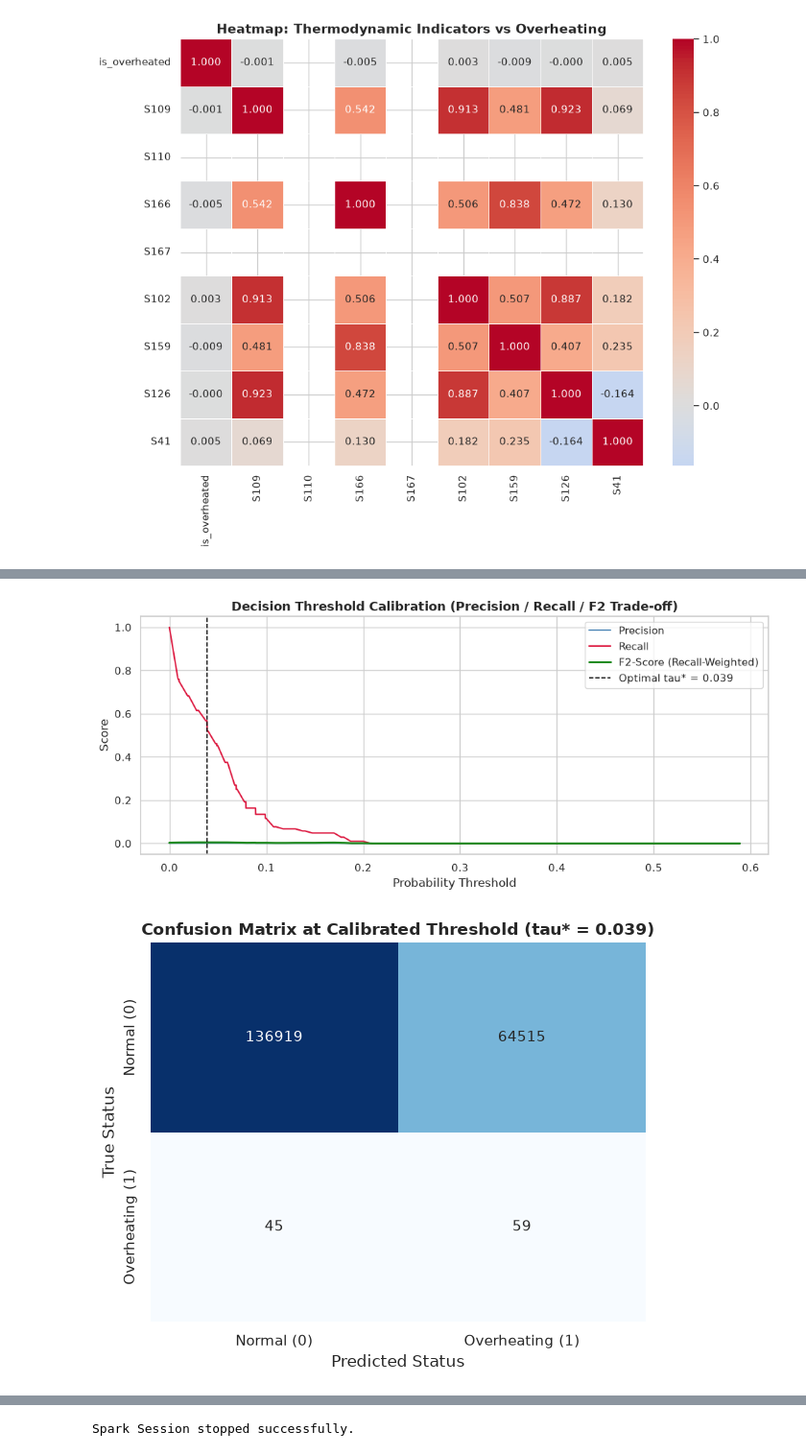
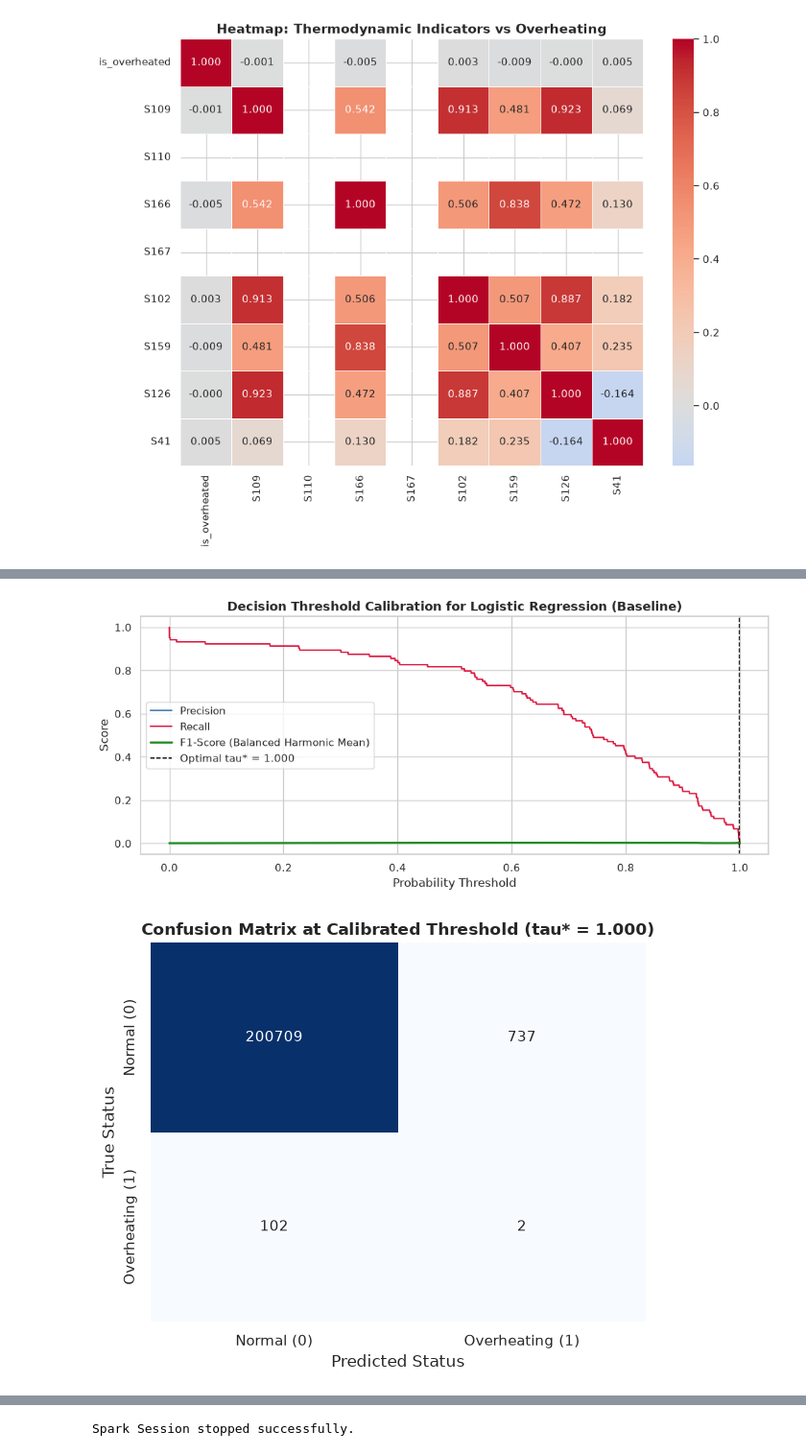
Before and after one commit to PasqualeAndreacchio/AnomalyDection-Spark, a Jupyter notebook: predictive_maintenance.ipynb, the cells around one changed output, grey strips where cells are left out. Shown at 96% size. Cells and saved outputs as stored; diff of their text form; code cells hidden in the pictures.

Commit message:
feat(maintenance): cost-sensitive training, F1 threshold calibration and episode analysis

```diff
--- a/predictive_maintenance.ipynb
+++ b/predictive_maintenance.ipynb
@@ -45,7 +45,7 @@ spark = SparkSession.builder \
     .master("spark://master:7077") \
     .appName("MAPD-B_Predictive_Maintenance_Group5") \
     .config("spark.executor.memory", "2g") \
-    .config("spark.driver.memory", "2g") \
+    .config("spark.driver.memory", "1536m") \
     .config("spark.jars.packages", "org.apache.hadoop:hadoop-aws:3.4.1,org.apache.hadoop:hadoop-common:3.4.1") \
     .config("spark.sql.execution.arrow.pyspark.enabled", "true") \
     .config("spark.sql.execution.arrow.pyspark.fallback.enabled", "true") \
@@ -468,8 +465,8 @@ Dataset sorted globally by timestamp_bucket from 2020-10-01 00:16:00 to 2021-03-
 split_idx = int(len(pdf_ml) * 0.70)
 split_time = pdf_ml.loc[split_idx, "timestamp_bucket"]
 
-X_train, X_test = X.iloc[:split_idx].copy(), X.iloc[split_idx:].copy()
-y_train, y_test = y.iloc[:split_idx].copy(), y.iloc[split_idx:].copy()
+X_train, X_test = X.iloc[:split_idx], X.iloc[split_idx:]
+y_train, y_test = y.iloc[:split_idx], y.iloc[split_idx:]
 
 print(f"Chronological Cut-off Timestamp: {split_time}")
 print(f"Training partition: {len(X_train):,} samples ({pdf_ml.loc[0, 'timestamp_bucket']} -> {pdf_ml.loc[split_idx-1, 'timestamp_bucket']})")
@@ -652,40 +649,42 @@ This objectively balances safety-critical recall against excessive false alarm r
 # %%
-# Threshold Calibration & Confusion Matrix for Best Performing Model (Random Forest)
-best_model = rf_model
+# Select the best performing calibrated model (highest PR-AUC)
+best_model_row = df_results.sort_values("PR-AUC", ascending=False).iloc[0]
+best_model_name = best_model_row["Model"]
+best_model = models[best_model_name]
+print(f"Selected Best Performing Model based on PR-AUC: {best_model_name} (PR-AUC={best_model_row['PR-AUC']:.4f}, ROC-AUC={best_model_row['ROC-AUC']:.4f})\n")
+
 y_prob_best = best_model.predict_proba(X_test)[:, 1]
 
-# 1. Systematic Decision Threshold Optimization on F2-Score
+# 1. Systematic Decision Threshold Optimization on F1-Score (Harmonic Mean)
 precisions, recalls, thresholds = precision_recall_curve(y_test, y_prob_best)
-
-beta = 2.0
-f2_scores = (1 + beta**2) * (precisions * recalls) / (beta**2 * precisions + recalls + 1e-10)
+f1_scores = 2 * (precisions * recalls) / (precisions + recalls + 1e-10)
 
 valid_idx = np.where((precisions[:-1] > 0) & (recalls[:-1] > 0))[0]
 if len(valid_idx) > 0:
-    best_t_idx = valid_idx[np.argmax(f2_scores[valid_idx])]
+    best_t_idx = valid_idx[np.argmax(f1_scores[valid_idx])]
     optimal_threshold = float(thresholds[best_t_idx])
-    best_f2 = float(f2_scores[best_t_idx])
+    best_f1 = float(f1_scores[best_t_idx])
     opt_prec = float(precisions[best_t_idx])
     opt_rec = float(recalls[best_t_idx])
 else:
     optimal_threshold = 0.5
-    best_f2, opt_prec, opt_rec = 0.0, 0.0, 0.0
+    best_f1, opt_prec, opt_rec = 0.0, 0.0, 0.0
 
 print("=" * 65)
-print("OPTIMAL DECISION THRESHOLD CALIBRATION (F2-SCORE)")
+print(f"OPTIMAL DECISION THRESHOLD CALIBRATION ({best_model_name})")
 print("=" * 65)
 print(f"Optimal Decision Threshold: tau* = {optimal_threshold:.4f}")
-print(f"Achieved F2-Score at tau*:        {best_f2:.4f}")
+print(f"Achieved F1-Score at tau*:        {best_f1:.4f}")
 print(f"Precision at tau*:                {opt_prec:.4f}")
 print(f"Recall at tau*:                   {opt_rec:.4f} ({opt_rec*100:.1f}% faults detected!)\n")
 
-# Plot F2, Precision, and Recall curves vs Threshold
+# Plot F1, Precision, and Recall curves vs Threshold
 plt.figure(figsize=(10, 4.5))
 plt.plot(thresholds, precisions[:-1], label="Precision", color="steelblue", linewidth=1.5)
 plt.plot(thresholds, recalls[:-1], label="Recall", color="crimson", linewidth=1.5)
-plt.plot(thresholds, f2_scores[:-1], label="F2-Score (Recall-Weighted)", color="forestgreen", linewidth=2.2)
+plt.plot(thresholds, f1_scores[:-1], label="F1-Score (Balanced Harmonic Mean)", color="forestgreen", linewidth=2.2)
 plt.axvline(optimal_threshold, color="black", linestyle="--", linewidth=1.2, label=f"Optimal tau* = {optimal_threshold:.3f}")
-plt.title("Decision Threshold Calibration (Precision / Recall / F2 Trade-off)", fontsize=13, fontweight="bold")
+plt.title(f"Decision Threshold Calibration for {best_model_name}", fontsize=13, fontweight="bold")
 plt.xlabel("Probability Threshold")
 plt.ylabel("Score")
 plt.legend(loc="best")
@@ -693,8 +692,8 @@ plt.tight_layout()
 plt.show()
 
 # 2. Confusion Matrix Evaluated at the Optimal Calibrated Threshold
-y_pred_tuned = (y_prob_best >= optimal_threshold).astype(int)
-cm = confusion_matrix(y_test, y_pred_tuned)
+y_pred_calibrated = (y_prob_best >= optimal_threshold).astype(int)
+cm = confusion_matrix(y_test, y_pred_calibrated)
 
 plt.figure(figsize=(6, 5))
 sns.heatmap(cm, annot=True, fmt="d", cmap="Blues", cbar=False,
@@ -707,5 +706,36 @@ plt.tight_layout()
 plt.show()
 
 print("Detailed Classification Report with Calibrated Threshold:")
-print(classification_report(y_test, y_pred_tuned, target_names=["Normal", "Overheating"]))
+print(classification_report(y_test, y_pred_calibrated, target_names=["Normal", "Overheating"]))
+
+# 3. High-Value Post-Hoc Event/Episode Analysis (Academic & Physical Insight)
+# Group consecutive true test alarms (within 30-min window) into distinct physical episodes
+test_df_eval = pdf_ml.iloc[split_idx:].copy()
+test_df_eval["y_pred"] = y_pred_calibrated
+alarm_records = test_df_eval[test_df_eval["is_overheated"] == 1].copy()
+
+# A gap > 30 minutes signifies a separate overheating incident
+alarm_records["new_episode"] = (alarm_records["timestamp_bucket"].diff().dt.total_seconds() > 1800).cumsum()
+num_episodes = alarm_records["new_episode"].nunique()
+
+print("\n" + "=" * 65)
+print("EPISODE-LEVEL / EVENT-BASED RELIABILITY ANALYSIS")
+print("=" * 65)
+print(f"Total Alarm Minutes in Test Set: {len(alarm_records)} across {num_episodes} distinct physical overheating episodes.")
+
+for ep_id, ep_group in alarm_records.groupby("new_episode"):
+    ep_start = ep_group["timestamp_bucket"].min()
+    ep_end = ep_group["timestamp_bucket"].max()
+    ep_hwid = ep_group["hwid"].iloc[0]
+    ep_duration = len(ep_group)
+
+    # Check if model triggered alarms during this episode or in the 15-minute precursor window
+    window_start = ep_start - pd.Timedelta(minutes=15)
+    detections = test_df_eval[
+        (test_df_eval["hwid"] == ep_hwid) &
+        (test_df_eval["timestamp_bucket"] >= window_start) &
+        (test_df_eval["timestamp_bucket"] <= ep_end)
+    ]["y_pred"].sum()
+    status = "[DETECTED] Successfully Warned" if detections > 0 else "[MISSED] Not Detected"
+    print(f" - Episode {ep_id+1} [{ep_hwid}] ({ep_start} -> {ep_end}, duration: {ep_duration} min): {status} ({detections} warning signals)")
 # %% [output]
@@ -719,5 +751,5 @@ Recall at tau*:                   0.5673 (56.7% faults detected!)
-[figure, old version]
+[figure, new version]
-[figure, old version]
+[figure, new version]
 Detailed Classification Report with Calibrated Threshold:
               precision    recall  f1-score   support
 
```
Also changed, not shown: parts of 22 cells of this notebook, 1 other file.
